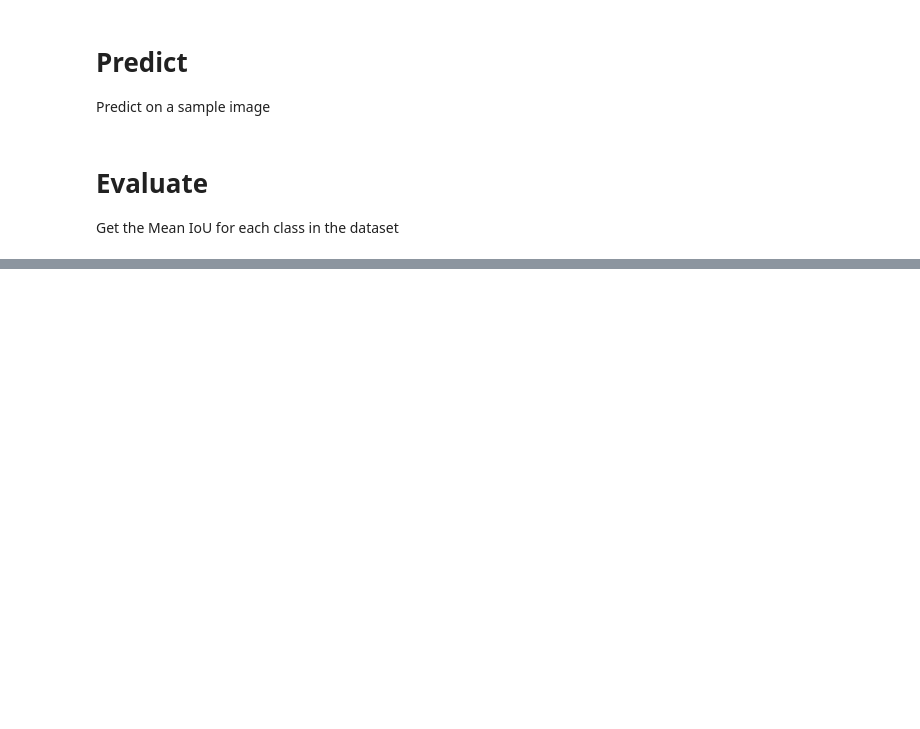
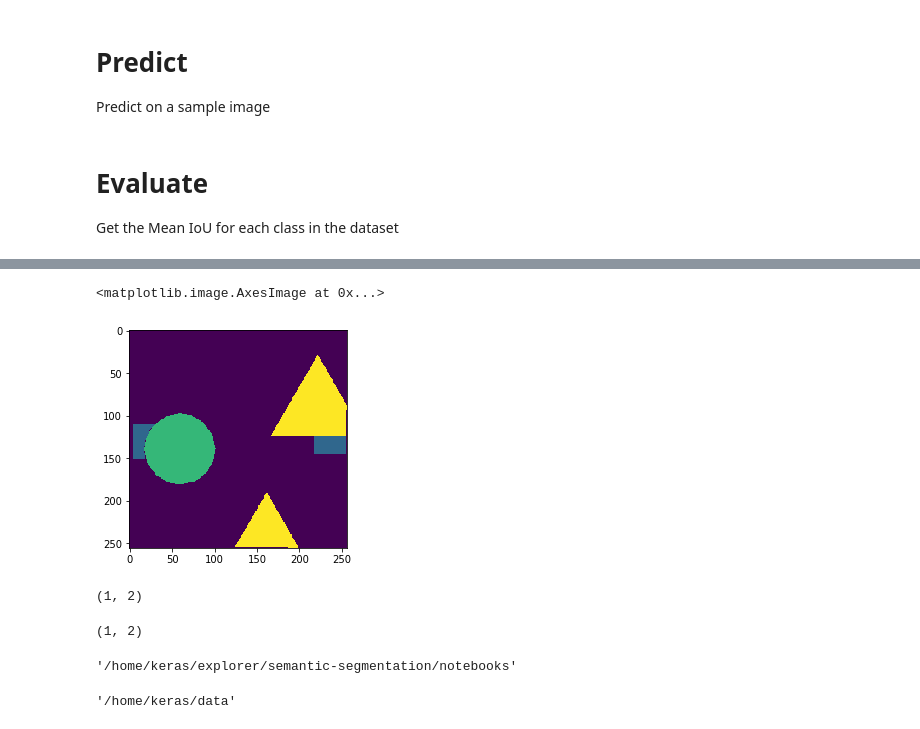
Before and after one commit to waspinator/deep-learning-explorer, a Jupyter notebook: semantic-segmentation/notebooks/fcn.ipynb, the cells around one changed output, grey strips where cells are left out. Saved outputs shown, nothing was run; the diff lists cells and outputs as text; code cells hidden in the pictures; blank space fills up the shorter version.

```diff
--- a/semantic-segmentation/notebooks/fcn.ipynb
+++ b/semantic-segmentation/notebooks/fcn.ipynb
@@ -229,0 +250,2 @@ weights_path = semantic.weights.vgg16_imagenet_weights_path()
+# %%
+a = dataset_train.load_image(1)
@@ -229,0 +260,7 @@ weights_path = semantic.weights.vgg16_imagenet_weights_path()
+# %%
+a = a.resize((256, 256))
+# %%
+plt.imshow(np.asarray(a))
+# %% [output]
+<matplotlib.image.AxesImage at 0x...>
+[figure, added]
@@ -229,0 +269,16 @@ weights_path = semantic.weights.vgg16_imagenet_weights_path()
+# %%
+b
+# %% [output]
+(1, 2)
+# %%
+tuple(b)
+# %% [output]
+(1, 2)
+# %%
+pwd
+# %% [output]
+'/home/keras/explorer/semantic-segmentation/notebooks'
+# %%
+ROOT_DATA_DIR
+# %% [output]
+'/home/keras/data'
```
Also changed, not shown: parts of 37 cells of this notebook, 5 other files.
